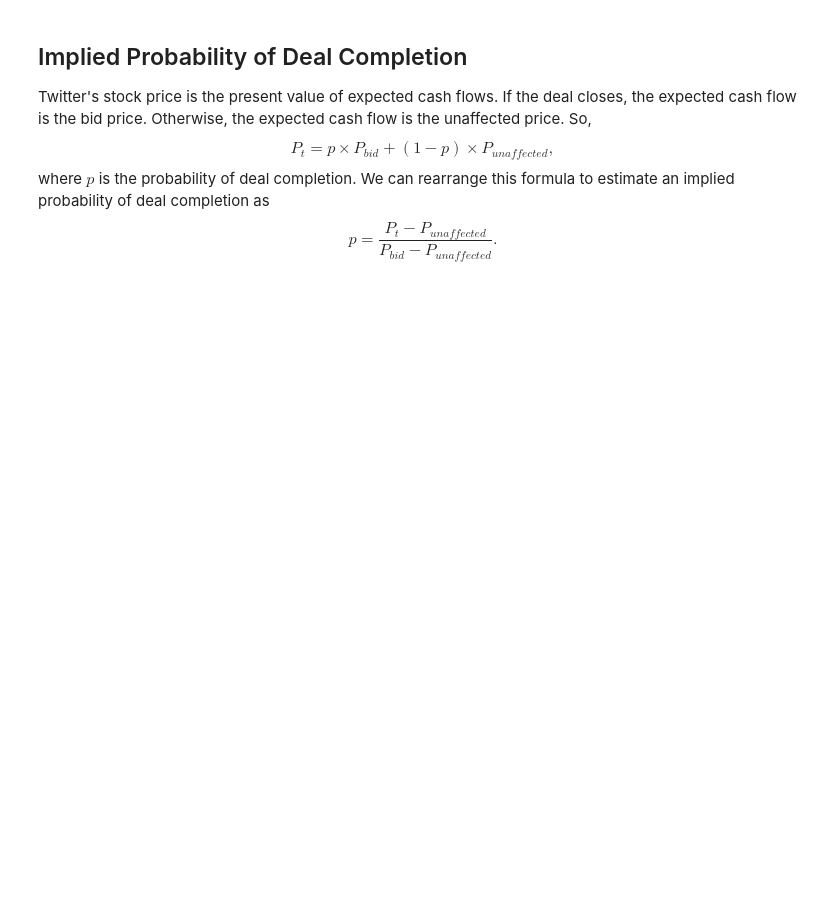
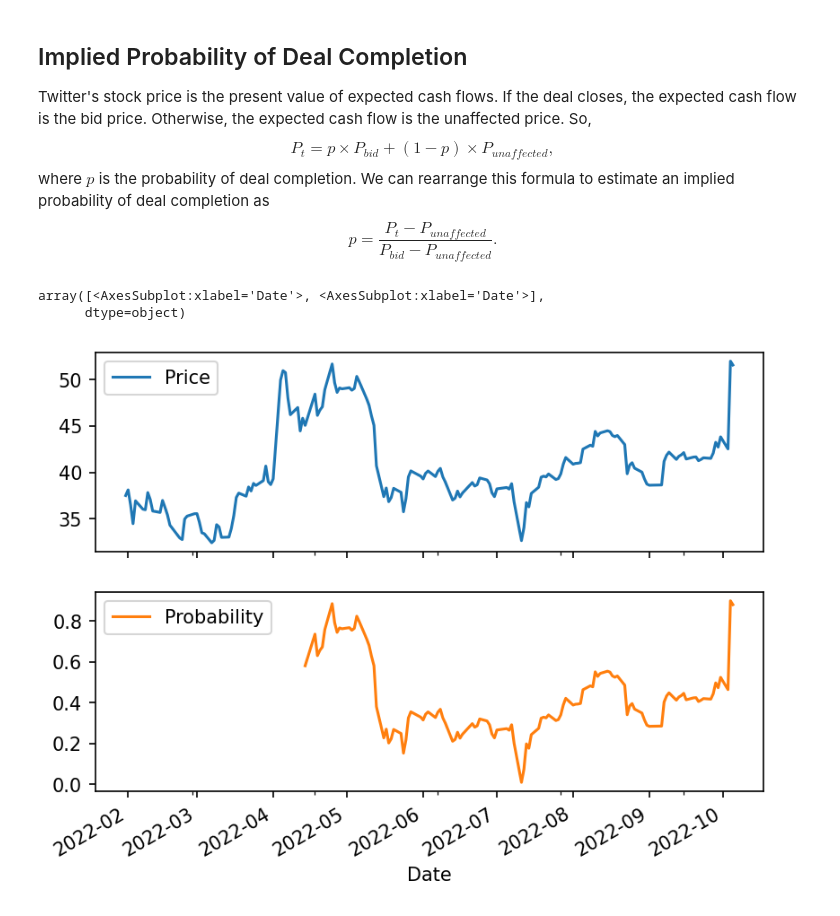
Before and after one commit to webclinic017/fina-4380-2022-fall-1, a Jupyter notebook: Notebooks/Herron/herron-do-market-prices-respond.ipynb, the cells around one changed output. Saved outputs shown, nothing was run; the diff lists cells and outputs as text; code cells hidden in the pictures; blank space fills up the shorter version.

```diff
--- a/Notebooks/Herron/herron-do-market-prices-respond.ipynb
+++ b/Notebooks/Herron/herron-do-market-prices-respond.ipynb
@@ -38,0 +43,14 @@ We can rearrange this formula to estimate an implied probability of deal complet
+# %%
+price_unaffected = twtr_all.loc[dates['Purchases Announced'] - pd.offsets.BDay(20), 'Price']
+# %%
+twtr_all['Probability'] = (twtr_all['Price'] - price_unaffected) / (price_bid - price_unaffected)
+# %%
+twtr_all.loc[:dates['Bid Announced'] - pd.offsets.BDay(1), 'Probability'] = np.nan
+# %%
+twtr = twtr_all.loc[dates['First Purchase']:,  ['Price', 'Probability']]
+# %%
+twtr.plot(subplots=True)
+# %% [output]
+array([<AxesSubplot:xlabel='Date'>, <AxesSubplot:xlabel='Date'>],
+      dtype=object)
+[figure, added]
```
Also changed, not shown: parts of 5 cells of this notebook.
